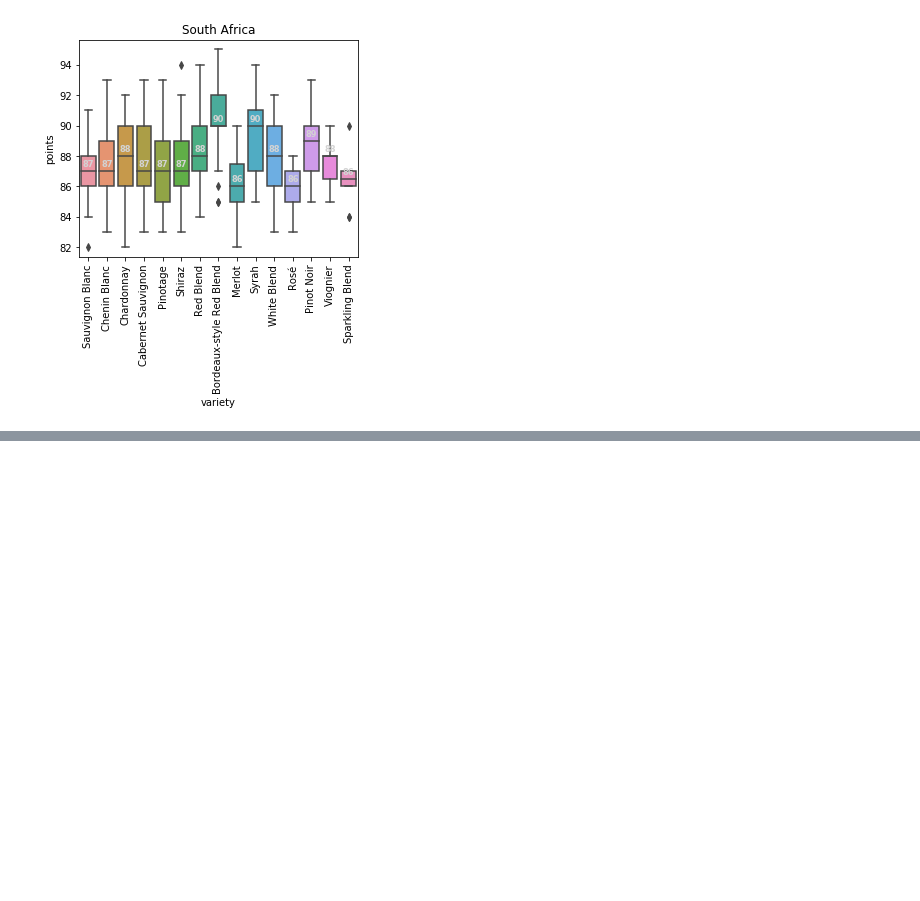
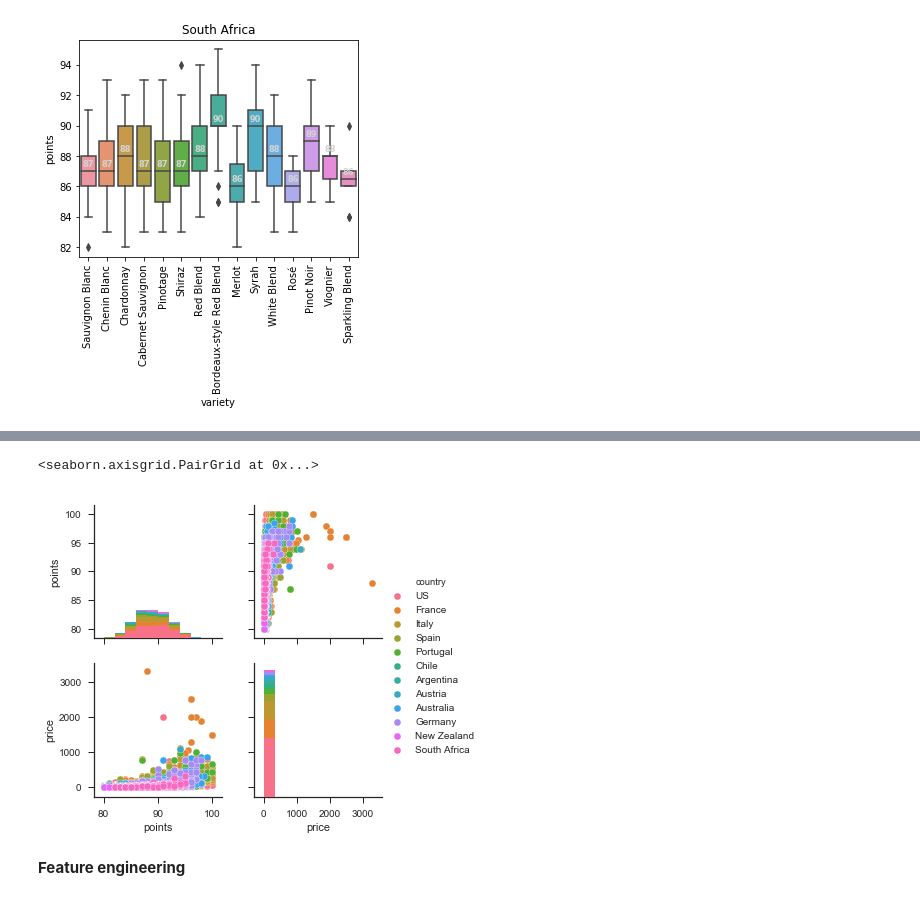
Before and after one commit to lenuel/Wine-Analysis, a Jupyter notebook: wine-analysis.ipynb, the cells around one changed output, grey strips where cells are left out. Saved outputs shown, nothing was run; the diff lists cells and outputs as text; code cells hidden in the pictures; blank space fills up the shorter version.

```diff
--- a/wine-analysis.ipynb
+++ b/wine-analysis.ipynb
@@ -316,0 +336,10 @@ for country in major_countries:
+# %%
+#df = wine_groupped[wine_groupped['country'].isin(major_countries)]
+df = df.drop(["counts"], axis=1)
+sns.set(style="ticks")
+sns.pairplot(df, hue_order = major_countries, hue="country" )
+# %% [output]
+<seaborn.axisgrid.PairGrid at 0x...>
+[figure, added]
+# %% [markdown]
+**Feature engineering**
```
Also changed, not shown: parts of 12 cells of this notebook.
